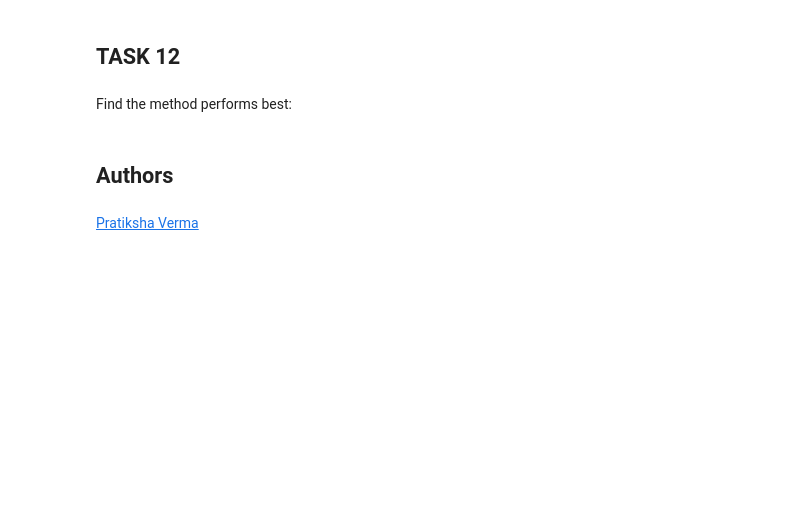
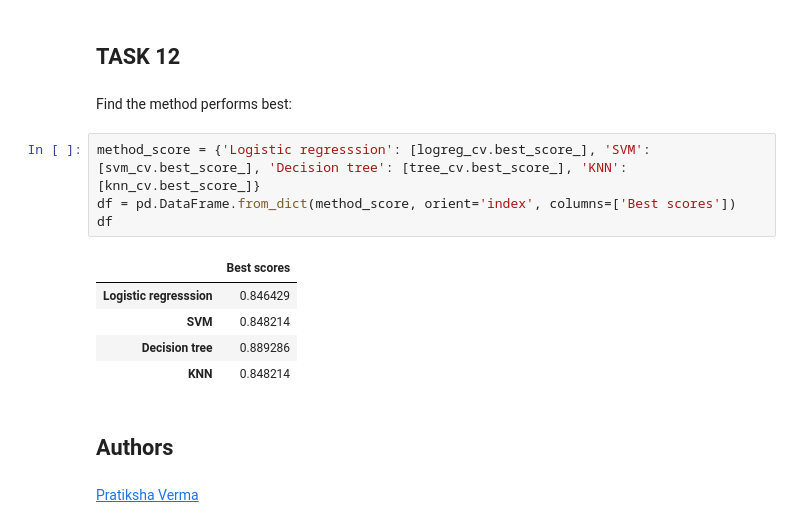
Before and after one commit to Jay-bee-ny/Data-Science-Capstone, a Jupyter notebook: SpaceX_Machine_Learning_Prediction_Part_5.jupyterlite.ipynb, the cells around one changed output. Cells and saved outputs as stored; diff of their text form; blank space fills up the shorter version.

```diff
--- a/SpaceX_Machine_Learning_Prediction_Part_5.jupyterlite.ipynb
+++ b/SpaceX_Machine_Learning_Prediction_Part_5.jupyterlite.ipynb
@@ -338,6 +338,16 @@ plot_confusion_matrix(Y_test,yhat)
 ## TASK  12
 # %% [markdown]
 Find the method performs best:
+# %%
+method_score = {'Logistic regresssion': [logreg_cv.best_score_], 'SVM': [svm_cv.best_score_], 'Decision tree': [tree_cv.best_score_], 'KNN': [knn_cv.best_score_]}
+df = pd.DataFrame.from_dict(method_score, orient='index', columns=['Best scores'])
+df
+# %% [output]
+|  | Best scores |
+| Logistic regresssion | 0.846429 |
+| SVM | 0.848214 |
+| Decision tree | 0.889286 |
+| KNN | 0.848214 |
 # %% [markdown]
 ## Authors
 # %% [markdown]
```
Also changed, not shown: parts of 2 cells of this notebook.
